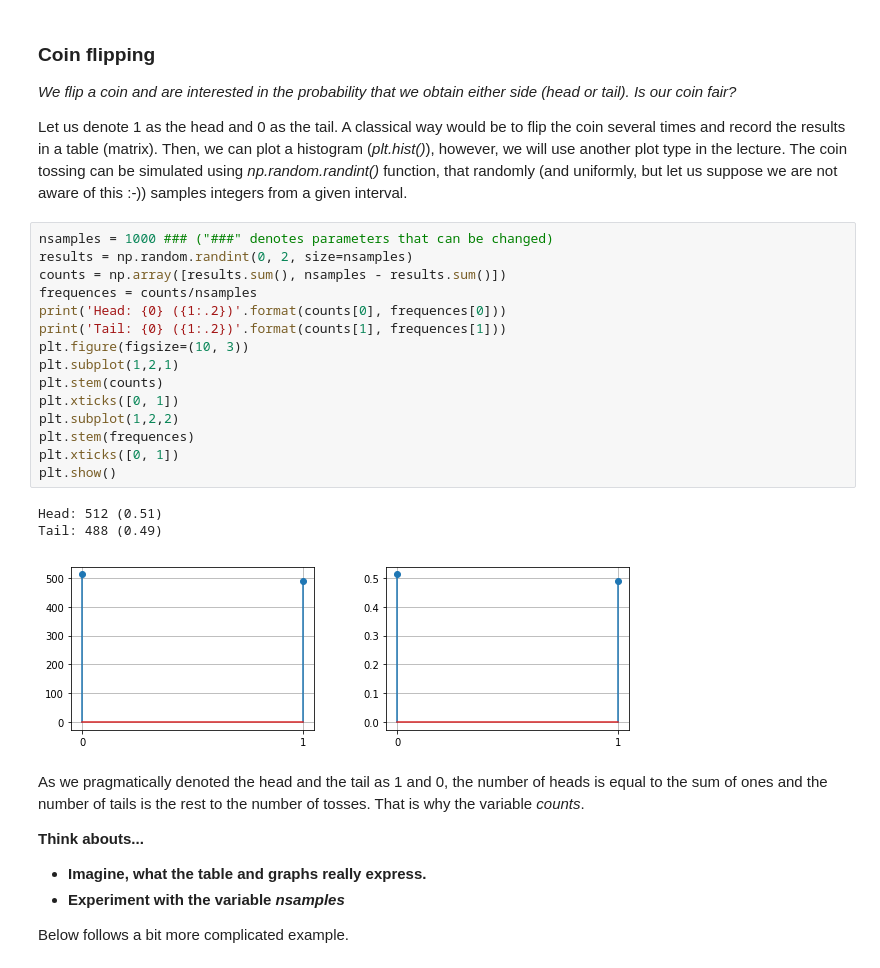
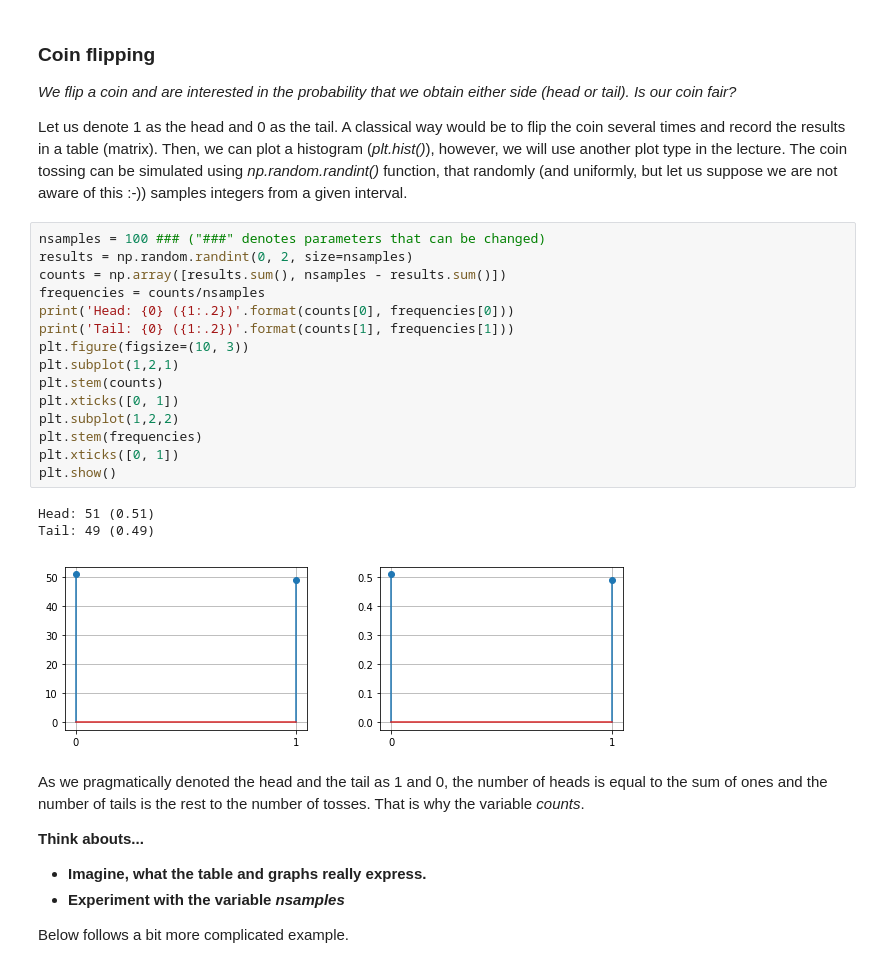
Before and after one commit to kai-wren/BM, a Jupyter notebook: lectures/1_lecture.ipynb, the cells around one changed output. Cells and saved outputs as stored; diff of their text form.

```diff
--- a/lectures/1_lecture.ipynb
+++ b/lectures/1_lecture.ipynb
@@ -13,24 +13,24 @@ np.set_printoptions(precision=2)
 
 Let us denote 1 as the head and 0 as the tail. A classical way would be to flip the coin several times and record the results in a table (matrix). Then, we can plot a histogram (_plt.hist()_), however, we will use another plot type in the lecture. The coin tossing can be simulated using *np.random.randint()* function, that randomly (and uniformly, but let us suppose we are not aware of this :-)) samples integers from a given interval.
 # %%
-nsamples = 1000 ### ("###" denotes parameters that can be changed)
+nsamples = 100 ### ("###" denotes parameters that can be changed)
 results = np.random.randint(0, 2, size=nsamples)
 counts = np.array([results.sum(), nsamples - results.sum()])
-frequences = counts/nsamples
-print('Head: {0} ({1:.2})'.format(counts[0], frequences[0]))
-print('Tail: {0} ({1:.2})'.format(counts[1], frequences[1]))
+frequencies = counts/nsamples
+print('Head: {0} ({1:.2})'.format(counts[0], frequencies[0]))
+print('Tail: {0} ({1:.2})'.format(counts[1], frequencies[1]))
 plt.figure(figsize=(10, 3))
 plt.subplot(1,2,1)
 plt.stem(counts)
 plt.xticks([0, 1])
 plt.subplot(1,2,2)
-plt.stem(frequences)
+plt.stem(frequencies)
 plt.xticks([0, 1])
 plt.show()
 # %% [output]
-Head: 512 (0.51)
-Tail: 488 (0.49)
+Head: 51 (0.51)
+Tail: 49 (0.49)
-[figure, old version]
+[figure, new version]
 # %% [markdown]
 As we pragmatically denoted the head and the tail as 1 and 0, the number of heads is equal to the sum of ones and the number of tails is the rest to the number of tosses. That is why the variable _counts_.
 
```
Also changed, not shown: parts of 11 cells of this notebook.
